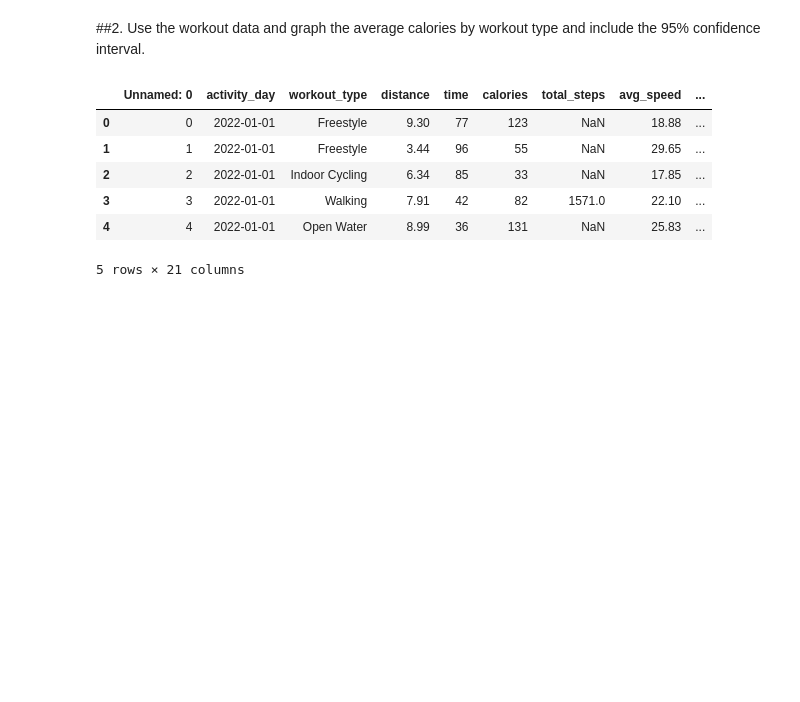
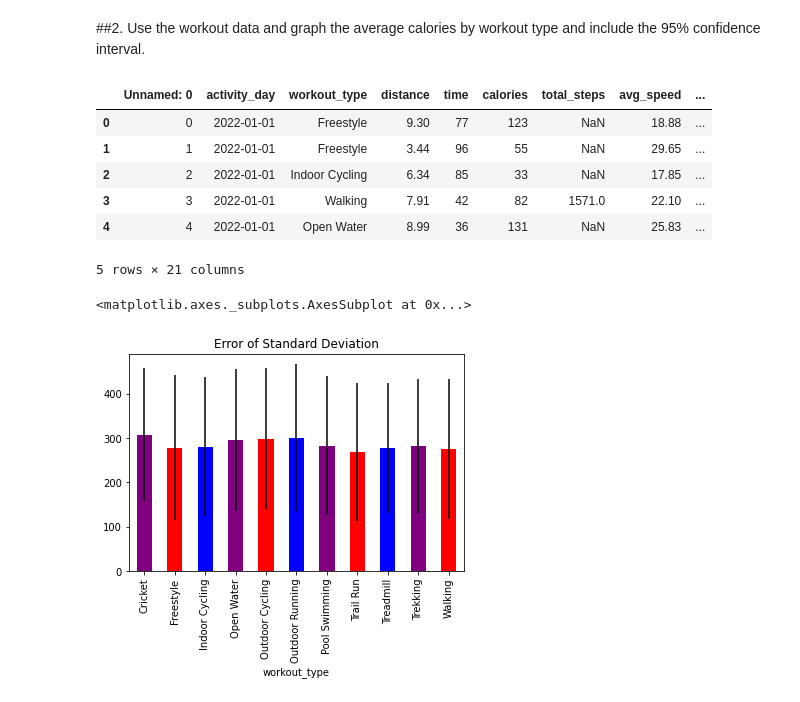
Before and after one commit to almsalahuddin/Data-Processing-and-Visualization, a Jupyter notebook: Quiz_29.ipynb, the cells around one changed output. Drawn from its saved outputs; the diff is of its cells as text; code cells hidden in the pictures; blank space fills up the shorter version.

```diff
--- a/Quiz_29.ipynb
+++ b/Quiz_29.ipynb
@@ -31,3 +31,10 @@ df.head()
 | 3 | 3 | 2022-01-01 | Walking | 7.91 | 42 | 82 | 1571.0 | 22.10 | ... |
 | 4 | 4 | 2022-01-01 | Open Water | 8.99 | 36 | 131 | NaN | 25.83 | ... |
 5 rows × 21 columns
+# %%
+dfgrouped = df.groupby('workout_type').agg(['mean','std', 'count'])
+
+dfgrouped.calories.plot.bar(y = 'mean',yerr = 'std', legend = False, color = ['purple','red', 'blue'], title = "Error of Standard Deviation")
+# %% [output]
+<matplotlib.axes._subplots.AxesSubplot at 0x...>
+[figure, added]
```
Also changed, not shown: parts of 16 cells of this notebook.
